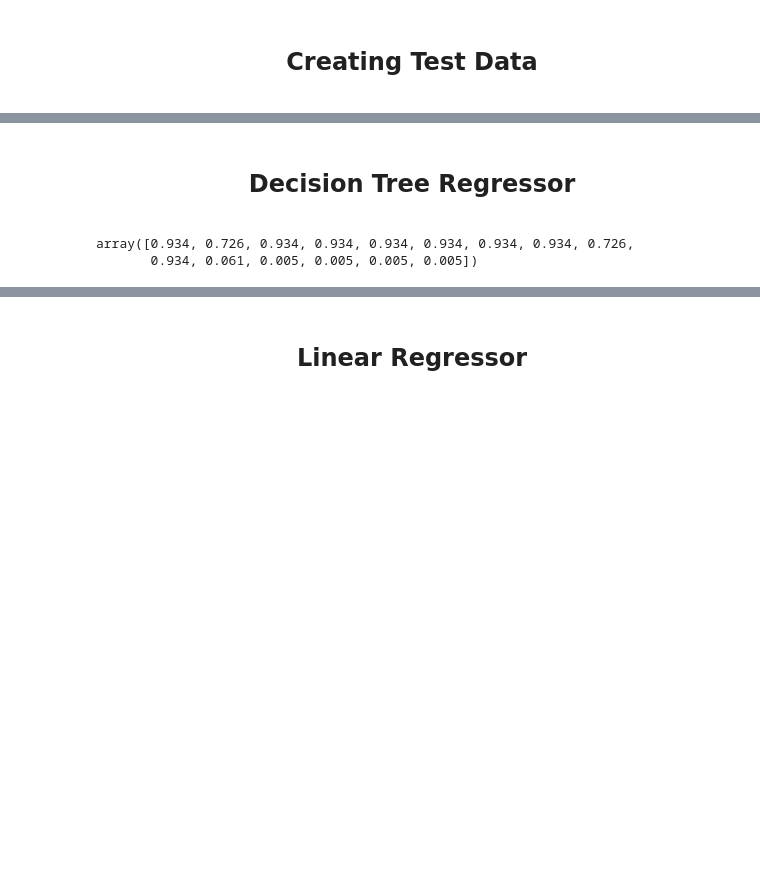
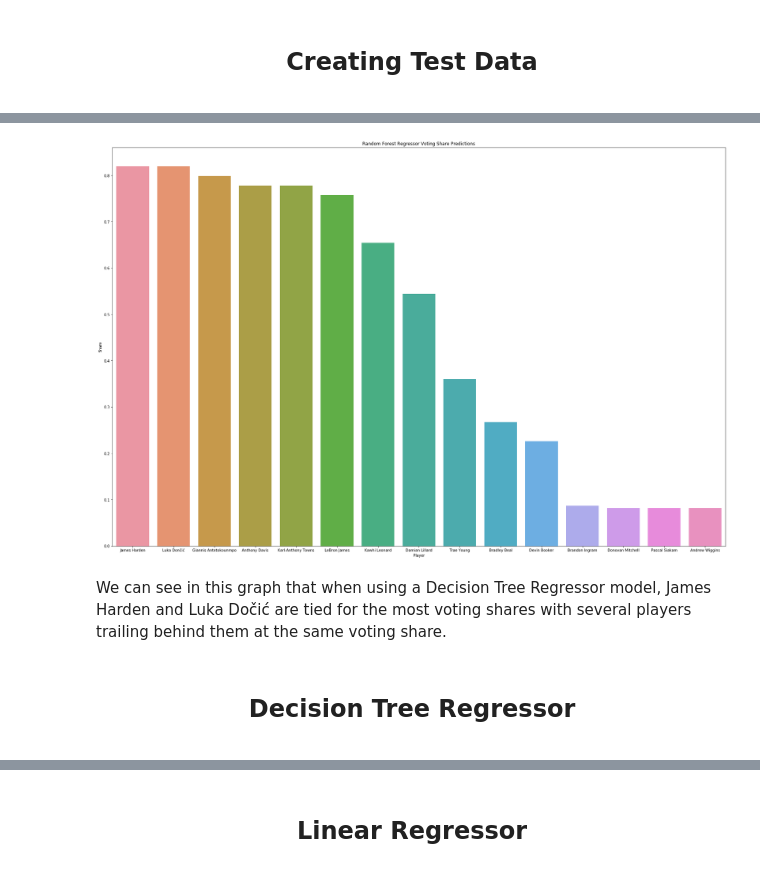
Before and after one commit to Ajnbro/nba320.github.io, a Jupyter notebook: Final Project Notebook.ipynb, the cells around one changed output, grey strips where cells are left out. Saved outputs shown, nothing was run; the diff lists cells and outputs as text; code cells hidden in the pictures; blank space fills up the shorter version.

```diff
--- a/Final Project Notebook.ipynb
+++ b/Final Project Notebook.ipynb
@@ -652,5 +657,6 @@ past_mvp_voting
 # %%
 prospective_mvps = curr_stats.head(15)
+results = prospective_mvps.filter(["Player"])
 prospective_mvps
 # %% [output]
 |  | Player | Pos | Age | Tm | G | GS | MP | FG | FGA | FG% | 3P | ... |
@@ -715,13 +736,22 @@ array([0.83  , 0.3655, 0.369 , 0.004 , 0.004 , 0.004 , 0.0075, 0.0085,
+# %%
+# Random Forest Regressor is created
+regr = RandomForestRegressor(n_estimators = 10, max_depth=2, random_state=0)
+regr.fit(X_train, y_train)
+
+prediction = regr.predict(prospective_mvps)
+prediction
+
+plt.figure(figsize=(30,20))
+results["Share"] = prediction
+results = results.sort_values(by = ["Share"], ascending = False)
+ax = sns.barplot(x = 'Player', y = 'Share', data = results)
+ax.set_title("Random Forest Regressor Voting Share Predictions")
+plt.show()
+# %% [output]
+[figure, added]
+# %% [markdown]
+We can see in this graph that when using a Decision Tree Regressor model, James Harden and Luka Dočić are tied for the most voting shares with several players trailing behind them at the same voting share.
 # %% [markdown]
 <center>
 <h1 style="font-size:24px">Decision Tree Regressor</h1>
 </center>
-# %%
-regressor = DecisionTreeRegressor(random_state=10)
-regressor.fit(X_train, y_train)
-
-prediction = regressor.predict(prospective_mvps)
-prediction
-# %% [output]
-array([0.934, 0.726, 0.934, 0.934, 0.934, 0.934, 0.934, 0.934, 0.726,
-       0.934, 0.061, 0.005, 0.005, 0.005, 0.005])
```
Also changed, not shown: parts of 23 cells of this notebook, 1 other file.
